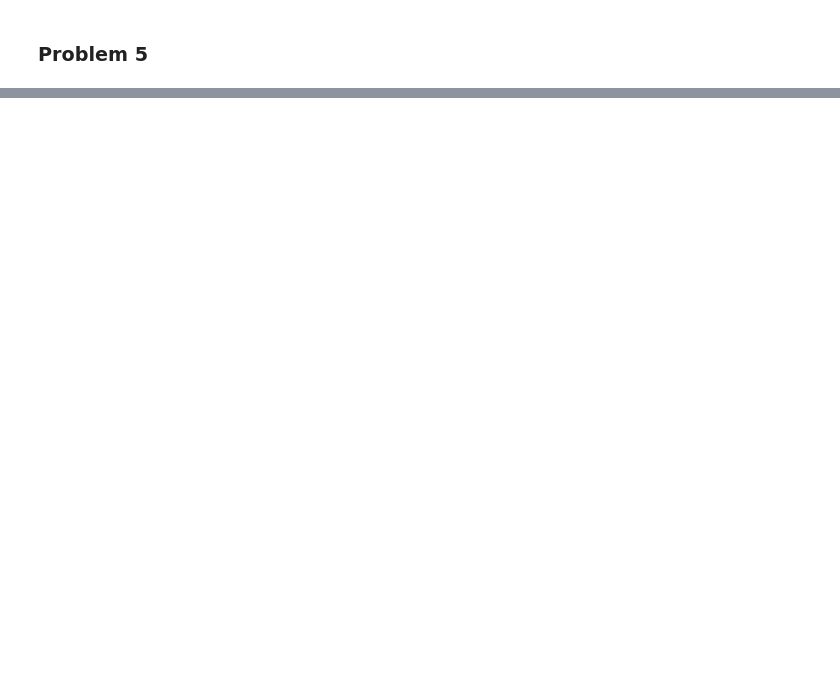
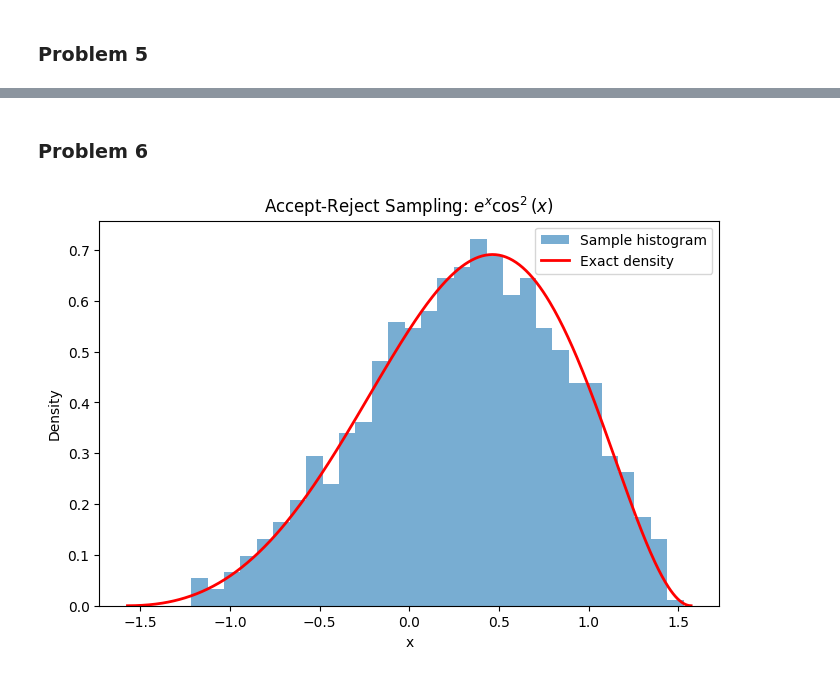
Before and after one commit to pynyashko/Statistical-practicum, a Jupyter notebook: hw/random.ipynb, the cells around one changed output, grey strips where cells are left out. Cells and saved outputs as stored; diff of their text form; code cells hidden in the pictures; blank space fills up the shorter version.

```diff
--- a/hw/random.ipynb
+++ b/hw/random.ipynb
@@ -164,0 +148,45 @@ plt.show()
+# %% [markdown]
+### Problem 6
+# %%
+def density(x):
+    return np.exp(x) * np.cos(x)**2
+
+M = np.exp(np.pi/2)
+
+def sample_accept_reject(n):
+    samples = []
+
+    while len(samples) < n:
+        x = np.random.uniform(-np.pi/2, np.pi/2)
+
+        y = np.random.uniform(0, M)
+
+        if y <= density(x):
+            samples.append(x)
+
+    return np.array(samples)
+
+samples = sample_accept_reject(1000)
+
+x = np.linspace(-np.pi/2, np.pi/2, 500)
+
+unnormalized = density(x)
+
+Z = np.trapz(unnormalized, x)
+
+normalized_density = unnormalized / Z
+
+plt.figure(figsize=(8,5))
+
+plt.hist(samples, bins=30, density=True, alpha=0.6, label='Sample histogram')
+
+plt.plot(x, normalized_density, 'r', lw=2, label='Exact density')
+
+plt.xlabel('x')
+plt.ylabel('Density')
+plt.title(r'Accept-Reject Sampling: $e^x \cos^2(x)$')
+
+plt.legend()
+plt.show()
+# %% [output]
+[figure, added]
```
Also changed, not shown: parts of 10 cells of this notebook, 2 other files.
